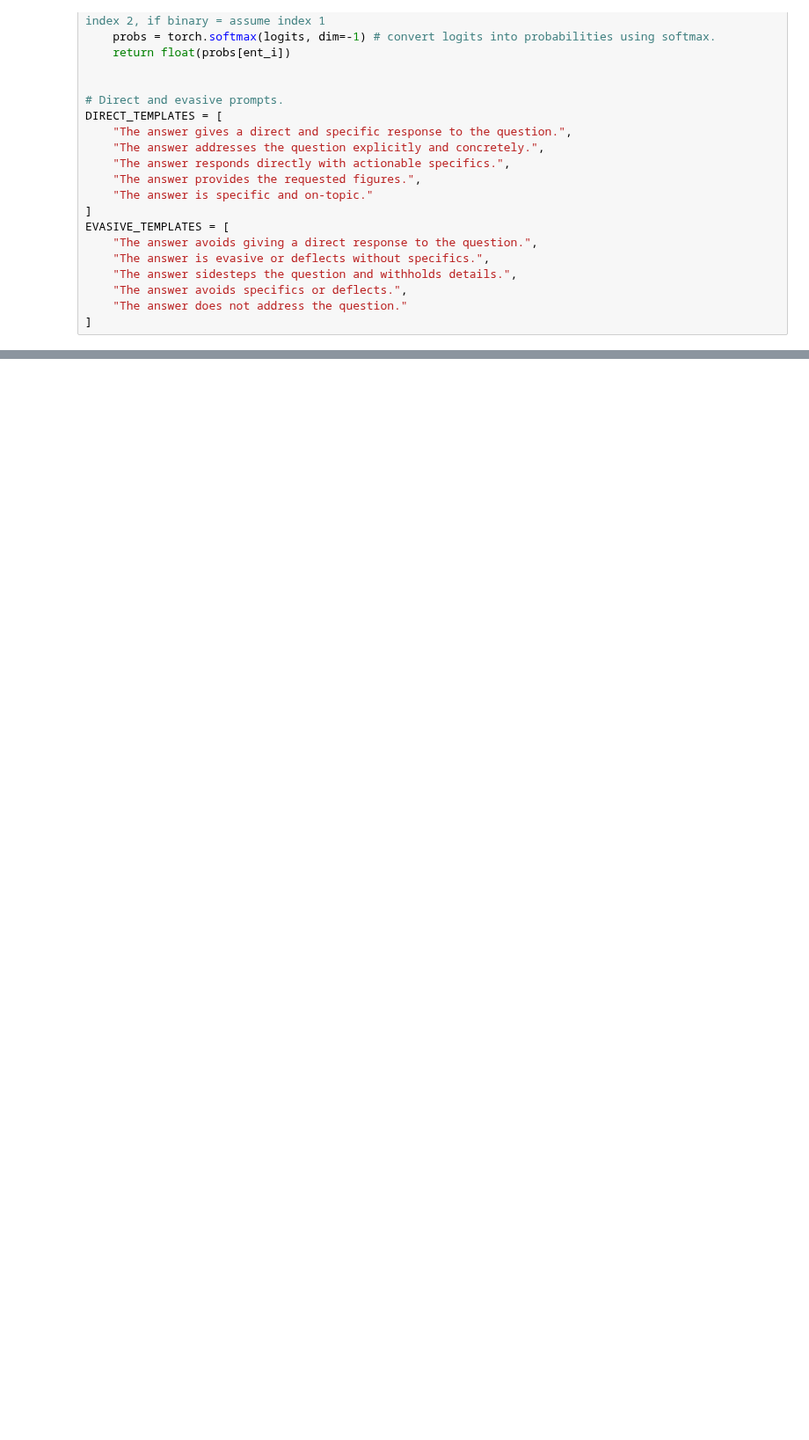
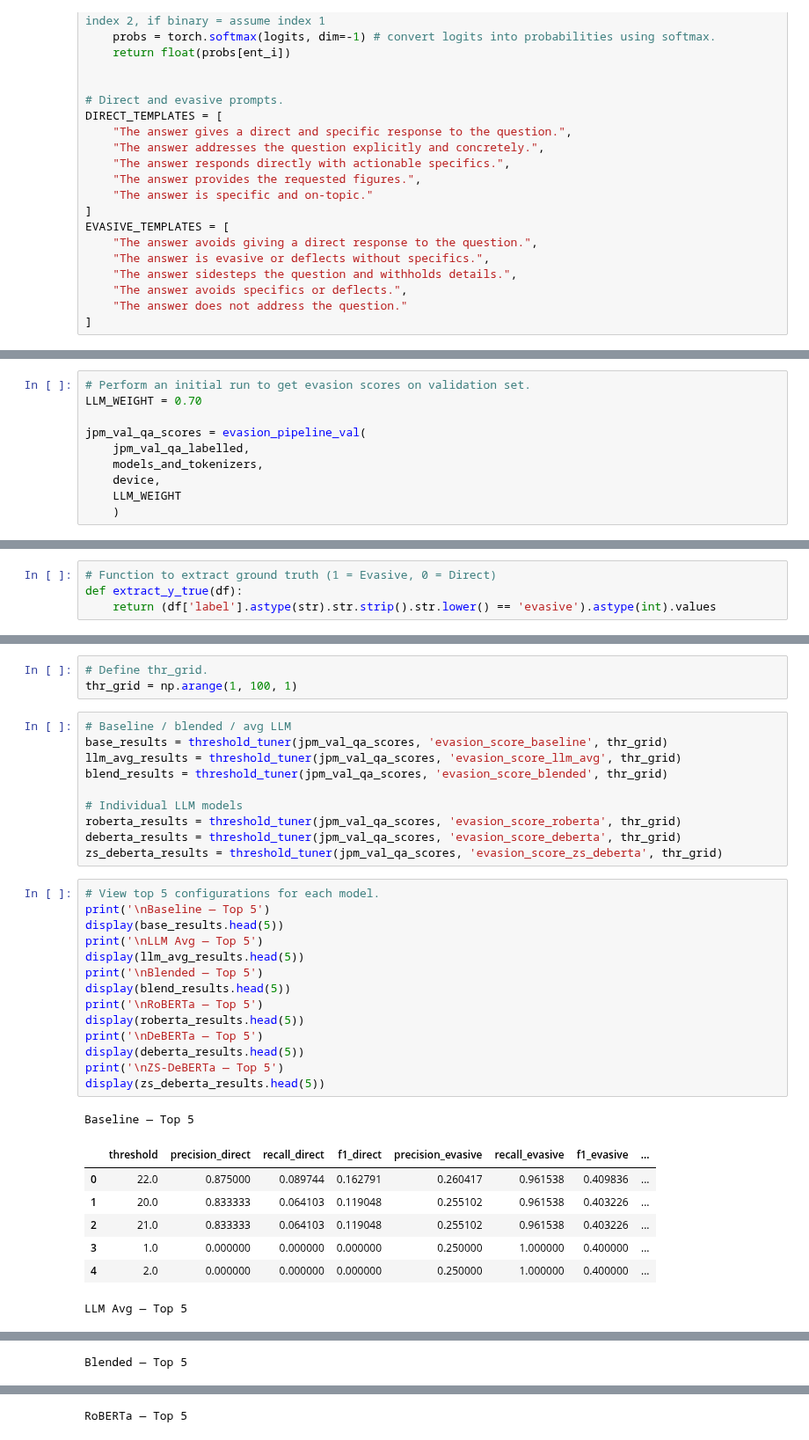
Before and after one commit to JSA10/cam_ds_ep_FinSight, a Jupyter notebook: notebooks/FinSight_Evasion_Detection.ipynb, the cells around one changed output, grey strips where cells are left out. Shown at 88% size. Saved outputs shown, nothing was run; the diff lists cells and outputs as text; blank space fills up the shorter version.

Commit message:
threshold tuning

```diff
--- a/notebooks/FinSight_Evasion_Detection.ipynb
+++ b/notebooks/FinSight_Evasion_Detection.ipynb
@@ -676,0 +712,10 @@ def llm_evasion_score(question, answer, model, tokenizer, device, temperature=2.
+# %%
+# Perform an initial run to get evasion scores on validation set.
+LLM_WEIGHT = 0.70
+
+jpm_val_qa_scores = evasion_pipeline_val(
+    jpm_val_qa_labelled,
+    models_and_tokenizers,
+    device,
+    LLM_WEIGHT
+    )
@@ -676,0 +734,4 @@ def llm_evasion_score(question, answer, model, tokenizer, device, temperature=2.
+# %%
+# Function to extract ground truth (1 = Evasive, 0 = Direct)
+def extract_y_true(df):
+    return (df['label'].astype(str).str.strip().str.lower() == 'evasive').astype(int).values
@@ -676,0 +797,36 @@ def llm_evasion_score(question, answer, model, tokenizer, device, temperature=2.
+# %%
+# Define thr_grid.
+thr_grid = np.arange(1, 100, 1)
+# %%
+# Baseline / blended / avg LLM
+base_results = threshold_tuner(jpm_val_qa_scores, 'evasion_score_baseline', thr_grid)
+llm_avg_results = threshold_tuner(jpm_val_qa_scores, 'evasion_score_llm_avg', thr_grid)
+blend_results = threshold_tuner(jpm_val_qa_scores, 'evasion_score_blended', thr_grid)
+
+# Individual LLM models
+roberta_results = threshold_tuner(jpm_val_qa_scores, 'evasion_score_roberta', thr_grid)
+deberta_results = threshold_tuner(jpm_val_qa_scores, 'evasion_score_deberta', thr_grid)
+zs_deberta_results = threshold_tuner(jpm_val_qa_scores, 'evasion_score_zs_deberta', thr_grid)
+# %%
+# View top 5 configurations for each model.
+print('\nBaseline — Top 5')
+display(base_results.head(5))
+print('\nLLM Avg — Top 5')
+display(llm_avg_results.head(5))
+print('\nBlended — Top 5')
+display(blend_results.head(5))
+print('\nRoBERTa — Top 5')
+display(roberta_results.head(5))
+print('\nDeBERTa — Top 5')
+display(deberta_results.head(5))
+print('\nZS-DeBERTa — Top 5')
+display(zs_deberta_results.head(5))
+# %% [output]
+Baseline — Top 5
+|  | threshold | precision_direct | recall_direct | f1_direct | precision_evasive | recall_evasive | f1_evasive | ... |
+| 0 | 22.0 | 0.875000 | 0.089744 | 0.162791 | 0.260417 | 0.961538 | 0.409836 | ... |
+| 1 | 20.0 | 0.833333 | 0.064103 | 0.119048 | 0.255102 | 0.961538 | 0.403226 | ... |
+| 2 | 21.0 | 0.833333 | 0.064103 | 0.119048 | 0.255102 | 0.961538 | 0.403226 | ... |
+| 3 | 1.0 | 0.000000 | 0.000000 | 0.000000 | 0.250000 | 1.000000 | 0.400000 | ... |
+| 4 | 2.0 | 0.000000 | 0.000000 | 0.000000 | 0.250000 | 1.000000 | 0.400000 | ... |
+LLM Avg — Top 5
@@ -676,0 +839 @@ def llm_evasion_score(question, answer, model, tokenizer, device, temperature=2.
+Blended — Top 5
@@ -676,0 +846 @@ def llm_evasion_score(question, answer, model, tokenizer, device, temperature=2.
+RoBERTa — Top 5
```
Also changed, not shown: parts of 9 cells of this notebook.
